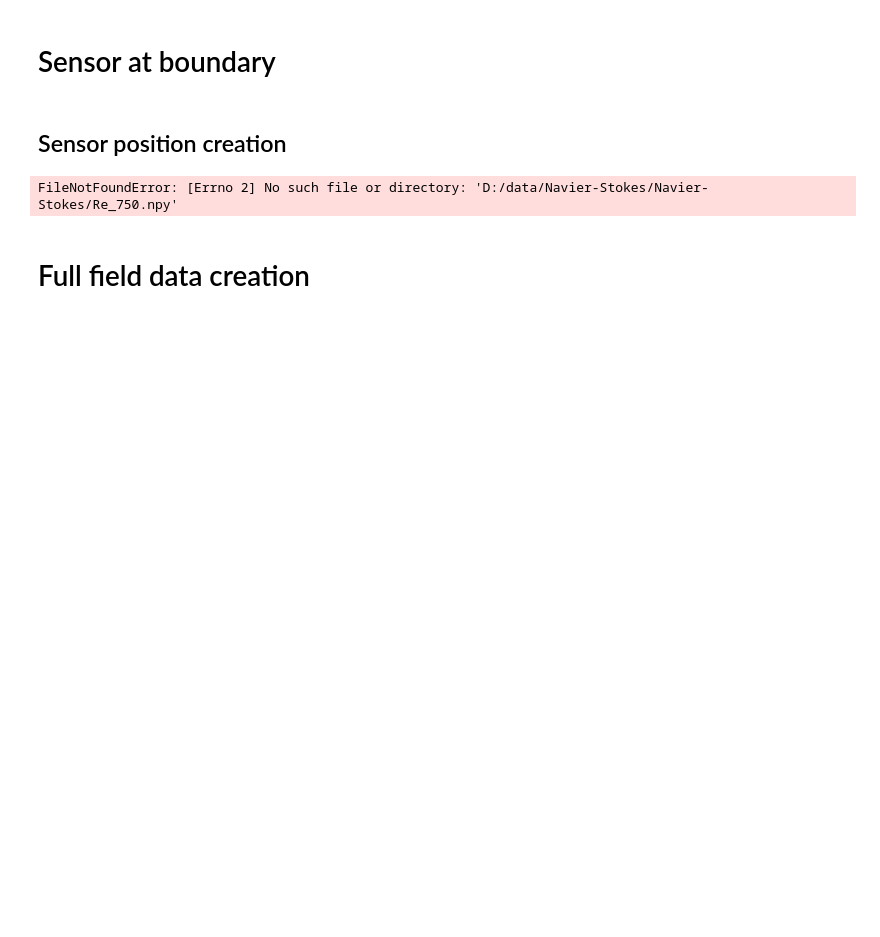
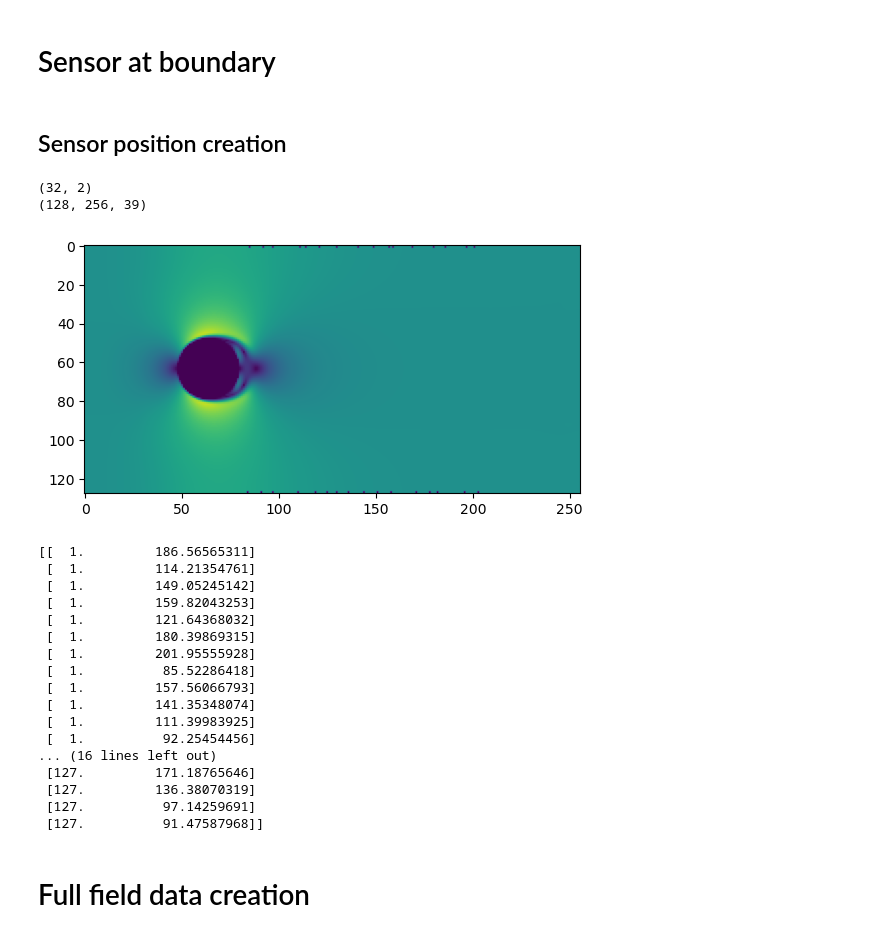
Before and after one commit to hphong1990/flrnet, a Jupyter notebook: data_curating_nb.ipynb, the cells around one changed output. Saved outputs shown, nothing was run; the diff lists cells and outputs as text; code cells hidden in the pictures; blank space fills up the shorter version.

```diff
--- a/data_curating_nb.ipynb
+++ b/data_curating_nb.ipynb
@@ -181,7 +163,7 @@ for n in no_of_sensor_list:
             for j in range(39):
                 sensor_measurement[i,j] = np.sqrt(field_data[int(rescaled_sample[i,0]),int(rescaled_sample[i,1]),j*3]**2 +
                                                   field_data[int(rescaled_sample[i,0]),int(rescaled_sample[i,1]),j*3+1]**2)
-            # plt.plot(sensor_measurement[i,:])
+            plt.plot(sensor_measurement[i,:])
             # plt.show()
         # print(sensor_measurement)
         file_name_data = "sensor_data_cir_" + str(n) + "_" + str(Re) +".npy"
@@ -194,41 +178,65 @@ for n in no_of_sensor_list:
 import numpy as np
 
 def generate_sensor_pos(lhs_sample, domain_dim):
     rescaled_sample = np.copy(lhs_sample)
     # Convert columns to np.int32 after scaling
     rescaled_sample[:, 0] = (rescaled_sample[:, 0] * domain_dim)
     return rescaled_sample
 
 # Generate random sample data
 # Example usage:
 Re = 750
-file_name = "D:/data/Navier-Stokes/Navier-Stokes/Re_" + str(Re) + ".npy"
+file_name = "E:/Research/Data/flow_field_recon/full_field_data/full_field_data_" + str(Re) + ".npy"
 field_data = np.load(file_name)
 n = 32  # Number of samples
 k = 1   # Number of variables
 sample_up = latin_hypercube_sampling(int(n/2), k)
 rescaled_sample_up = generate_sensor_pos(sample_up, 126) # Rescaling to 128 x 256
 
-sample_down = latin_hypercube_sampling(n/2, k)
+sample_down = latin_hypercube_sampling(int(n/2), k)
 rescaled_sample_down = generate_sensor_pos(sample_down, 126) # Rescaling to 128 x 256
-
+# print(rescaled_sample_up)
 pos_up = np.zeros(shape = (int(n/2),2))
+# print(pos_up.shape)
 pos_up[:,0:1] = 1
-pos_up[:,1:2] = (rescaled_sample_up[:, 1] * 126) + 80
+pos_up[:,1:2] = rescaled_sample_up[:] + 80
 
 pos_down = np.zeros(shape = (int(n/2),2))
-pos_down[:,0:1] = 126
-pos_down[:,1:2] = (rescaled_sample_down[:, 1] * 126) + 80
+pos_down[:,0:1] = 127
+pos_down[:,1:2] = rescaled_sample_down[:] + 80
 
 pos = np.concatenate([pos_up,pos_down], axis = 0)
+print(pos.shape)
 plot_field_data = np.copy(field_data)
-# # Loop to set specific elements of field_data to 0
-for j in range(38):
+print(plot_field_data.shape)
+# Loop to set specific elements of field_data to 0
+for j in range(39):
     for i in range(n):
-        plot_field_data[int(pos[i, 0]), int(pos[i,1]), j*3] = 0
+        # print(pos[i,0], pos[i,1])
+        plot_field_data[int(pos[i, 0]), int(pos[i,1]), j] = 0
 
-plt.imshow(np.sqrt(plot_field_data[:,:,0]**2 + field_data[:,:,1]**2 ), vmin = 0, vmax = 2)
+plt.imshow(plot_field_data[:,:,0], vmin = 0, vmax = 2)
 plt.show()
 print(pos)
+np.save('sens_pos_32_edge',pos)
 # %% [output]
-FileNotFoundError: [Errno 2] No such file or directory: 'D:/data/Navier-Stokes/Navier-Stokes/Re_750.npy'
+(32, 2)
+(128, 256, 39)
+[figure, added]
+[[  1.         186.56565311]
+ [  1.         114.21354761]
+ [  1.         149.05245142]
+ [  1.         159.82043253]
+ [  1.         121.64368032]
+ [  1.         180.39869315]
+ [  1.         201.95555928]
+ [  1.          85.52286418]
+ [  1.         157.56066793]
+ [  1.         141.35348074]
+ [  1.         111.39983925]
+ [  1.          92.25454456]
+... (16 lines left out)
+ [127.         171.18765646]
+ [127.         136.38070319]
+ [127.          97.14259691]
+ [127.          91.47587968]]
```
Also changed, not shown: parts of 3 cells of this notebook, 20 other files.
